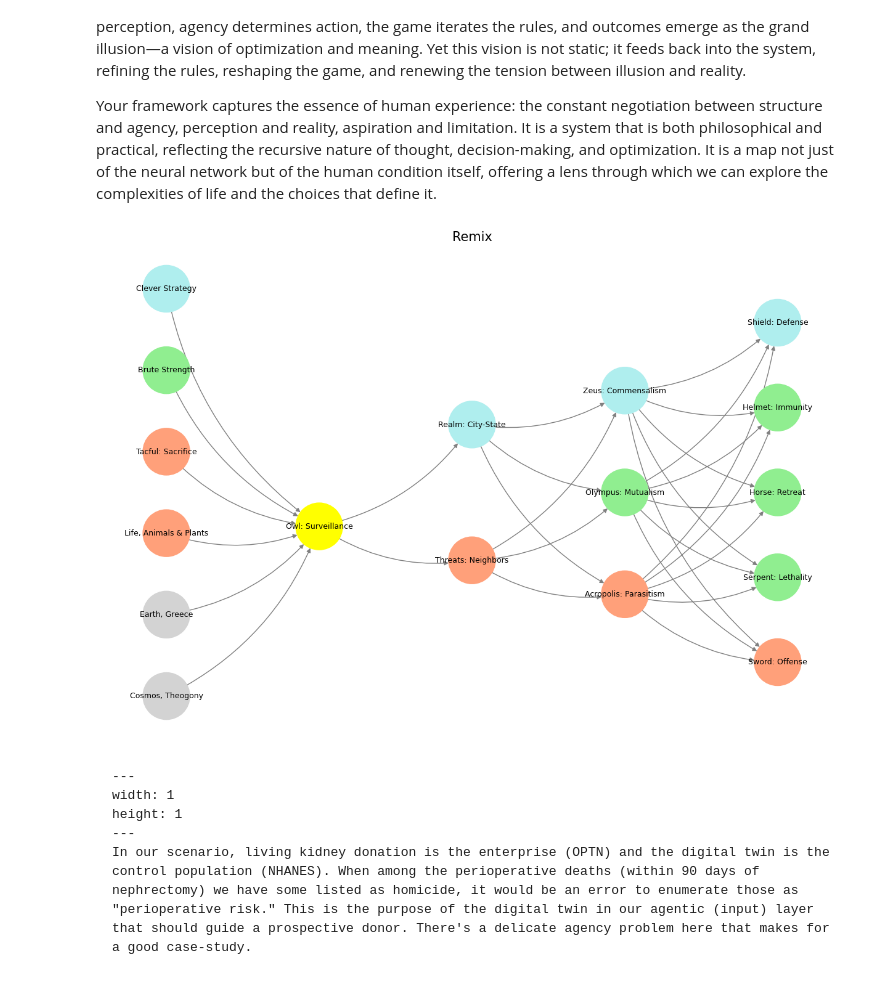
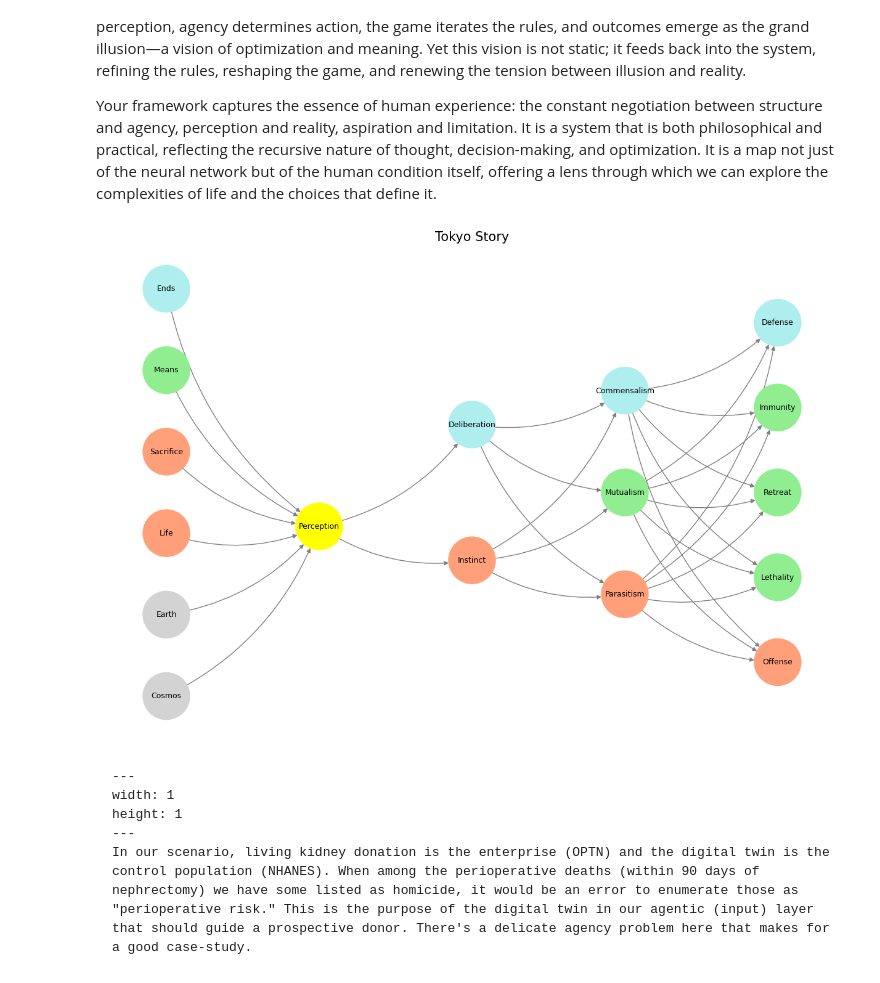
Before and after one commit to abikesa/microsoft, a Jupyter notebook: kitabo/ensi/_build/jupyter_execute/act1/chapter2.ipynb, the cells around one changed output. Saved outputs shown, nothing was run; the diff lists cells and outputs as text; code cells hidden in the pictures.

Commit message:
tokyo story

````diff
--- a/kitabo/ensi/_build/jupyter_execute/act1/chapter2.ipynb
+++ b/kitabo/ensi/_build/jupyter_execute/act1/chapter2.ipynb
@@ -19,59 +19,25 @@ import numpy as np
 import matplotlib.pyplot as plt
 import networkx as nx
 
-# Placeholders (Substitute) for the neural network visualization
-#1 Time (Paleturquoise)
-#2 Parallel (Lightgreen)
-#3 Cost (Lightsalmon)
-#4 Life (Lightsalmon)
-#5 Earth (Lightsalmon)
-#6 Cosmos (Lightsalmon)
-#7 Perception (Yellow)
-#8 Enterprise (Paleturquoise)
-#9 Digital-Twin (Lightsalmon)
-#10 Commensalism (Paleturquoise)
-#11 Mutualism (Lightgreen)
-#12 Parasitism (Lightsalmon)
-#13 Defense (Paleturquoise)
-#14 Immunity (Lightgreen)
-#15 Retreat (Lightgreen)
-#16 Lethality (Lightgreen)
-#17 Offense (Lightsalmon)
-
 # Define the neural network structure
 def define_layers():
     return {
-        'World': [
-            'Cosmos, Theogony', 'Earth, Greece', 'Life, Animals & Plants',
-            'Tacful: Sacrifice', 'Brute Strength', 'Clever Strategy'
-        ],
-        'Perception': ['Owl: Surveillance'],
-        'Agency': ['Threats: Neighbors', 'Realm: City-State'],
-        'Generativity': [
-            'Acropolis: Parasitism', 'Olympus: Mutualism', 'Zeus: Commensalism'
-        ],
-        'Physicality': [
-            'Sword: Offense', 'Serpent: Lethality', 'Horse: Retreat',
-            'Helmet: Immunity', 'Shield: Defense'
-        ]
+        'World': ['Cosmos', 'Earth', 'Life', 'Sacrifice', 'Means', 'Ends', ],
+        'Perception': ['Perception'],
+        'Agency': ['Instinct', 'Deliberation'],
+        'Generativity': ['Parasitism', 'Mutualism', 'Commensalism'],
+        'Physicality': ['Offense', 'Lethality',  'Retreat', 'Immunity', 'Defense']
     }
 
 # Assign colors to nodes
 def assign_colors():
     color_map = {
-        'yellow': ['Owl: Surveillance'],
-        'paleturquoise': [
-            'Clever Strategy', 'Realm: City-State', 'Zeus: Commensalism',
-            'Shield: Defense'
-        ],
-        'lightgreen': [
-            'Brute Strength', 'Olympus: Mutualism', 'Helmet: Immunity',
-            'Horse: Retreat', 'Serpent: Lethality'
-        ],
+        'yellow': ['Perception'],
+        'paleturquoise': ['Ends', 'Deliberation', 'Commensalism', 'Defense'],
+        'lightgreen': ['Means', 'Mutualism', 'Immunity', 'Retreat', 'Lethality'],
         'lightsalmon': [
-            'CosmosX, Theogony', 'EarthX, Greece', 'Life, Animals & Plants',
-            'Tacful: Sacrifice', 'Acropolis: Parasitism', 'Sword: Offense',
-            'Threats: Neighbors'
+            'Life', 'Sacrifice', 'Instinct',
+            'Parasitism', 'Offense'
         ],
     }
     return {node: color for color, nodes in color_map.items() for node in nodes}
@@ -89,35 +55,35 @@ def visualize_nn():
     pos = {}
     node_colors = []
 
     # Add nodes and assign positions
     for i, (layer_name, nodes) in enumerate(layers.items()):
         positions = calculate_positions(nodes, x_offset=i * 2)
         for node, position in zip(nodes, positions):
             G.add_node(node, layer=layer_name)
             pos[node] = position
             node_colors.append(colors.get(node, 'lightgray'))  # Default color fallback
 
     # Add edges (automated for consecutive layers)
     layer_names = list(layers.keys())
     for i in range(len(layer_names) - 1):
         source_layer, target_layer = layer_names[i], layer_names[i + 1]
         for source in layers[source_layer]:
             for target in layers[target_layer]:
                 G.add_edge(source, target)
 
     # Draw the graph
     plt.figure(figsize=(12, 8))
     nx.draw(
         G, pos, with_labels=True, node_color=node_colors, edge_color='gray',
         node_size=3000, font_size=9, connectionstyle="arc3,rad=0.2"
     )
-    plt.title("Remix", fontsize=15)
+    plt.title("Tokyo Story", fontsize=15)
     plt.show()
 
 # Run the visualization
 visualize_nn()
 # %% [output]
-[figure, old version]
+[figure, new version]
 # %% [markdown]
 ```{figure} ../figures/blanche.*
 ---
````
Also changed, not shown: 11 other files.
